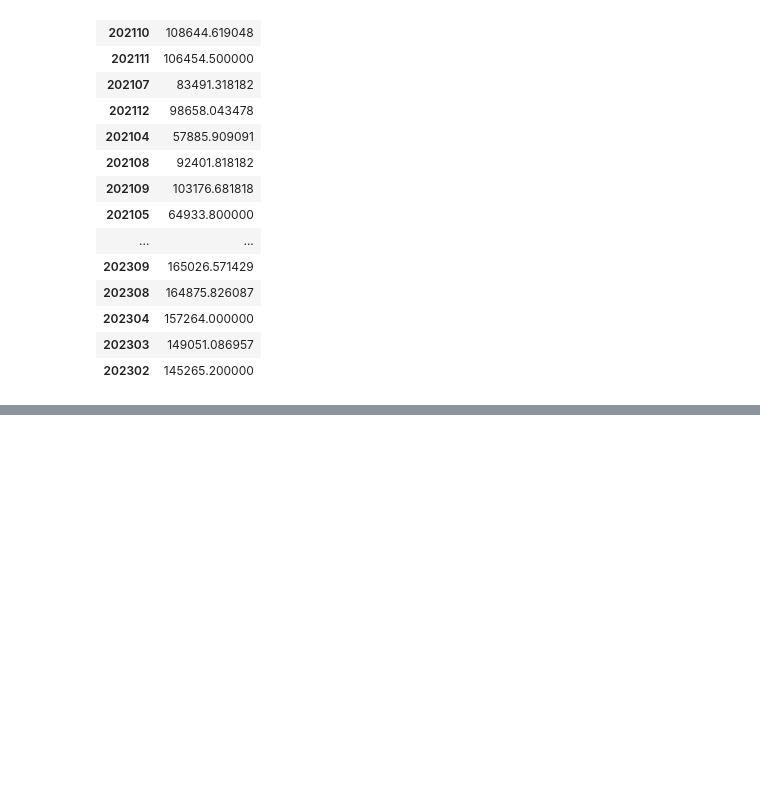
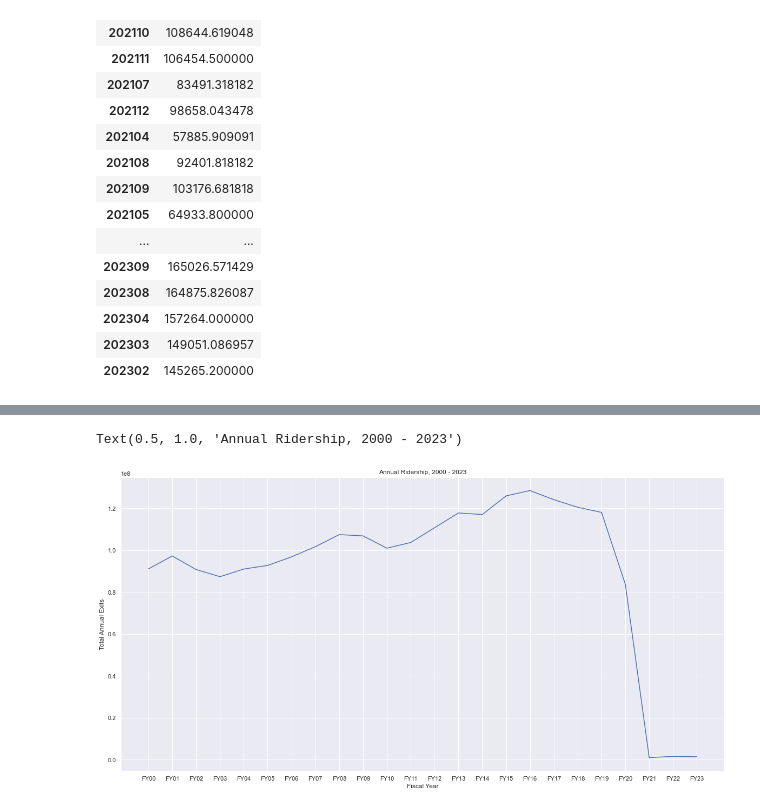
Before and after one commit to angela-bi/public_transportation_dailycal, a Jupyter notebook: ridership_eda.ipynb, the cells around one changed output, grey strips where cells are left out. Cells and saved outputs as stored; diff of their text form; code cells hidden in the pictures; blank space fills up the shorter version.

```diff
--- a/ridership_eda.ipynb
+++ b/ridership_eda.ipynb
@@ -182,0 +197,4 @@ sns.barplot(data=monthly_ridership, x=monthly_ridership.index, y=monthly_ridersh
+# %%
+ann_rider.loc[len(ann_rider.index)] = [ridership_22, 'NaN', 'NaN', 'NaN','NaN','NaN','NaN','NaN','NaN','NaN']
+# %%
+ann_rider.loc[len(ann_rider.index)] = [ridership_23, 'NaN', 'NaN', 'NaN','NaN','NaN','NaN','NaN','NaN','NaN']
@@ -182,0 +222,4 @@ sns.barplot(data=monthly_ridership, x=monthly_ridership.index, y=monthly_ridersh
+# %%
+modified_index = list(ann_rider.index[:-3])
+modified_index.extend(['FY21','FY22','FY23'])
+modified_index
@@ -182,0 +244,2 @@ sns.barplot(data=monthly_ridership, x=monthly_ridership.index, y=monthly_ridersh
+# %%
+ann_rider.index = pd.Index(modified_index, name="Fiscal Year")
@@ -182,0 +267,6 @@ sns.barplot(data=monthly_ridership, x=monthly_ridership.index, y=monthly_ridersh
+# %%
+sns.lineplot(data=ann_rider.iloc[27:], x=ann_rider.iloc[27:].index, y=ann_rider.iloc[27:]['Total Annual Exits'])
+plt.title('Annual Ridership, 2000 - 2023')
+# %% [output]
+Text(0.5, 1.0, 'Annual Ridership, 2000 - 2023')
+[figure, added]
```
Also changed, not shown: parts of 11 cells of this notebook.
